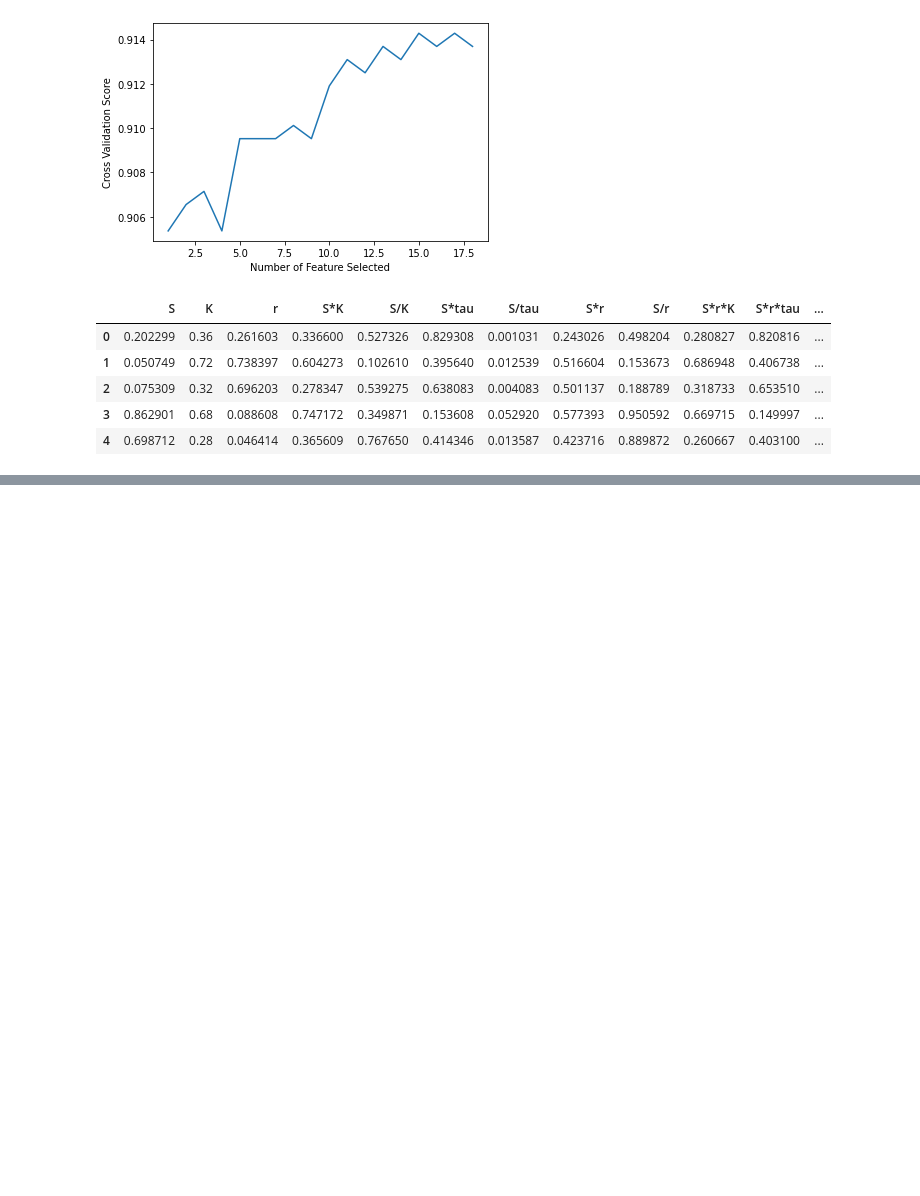
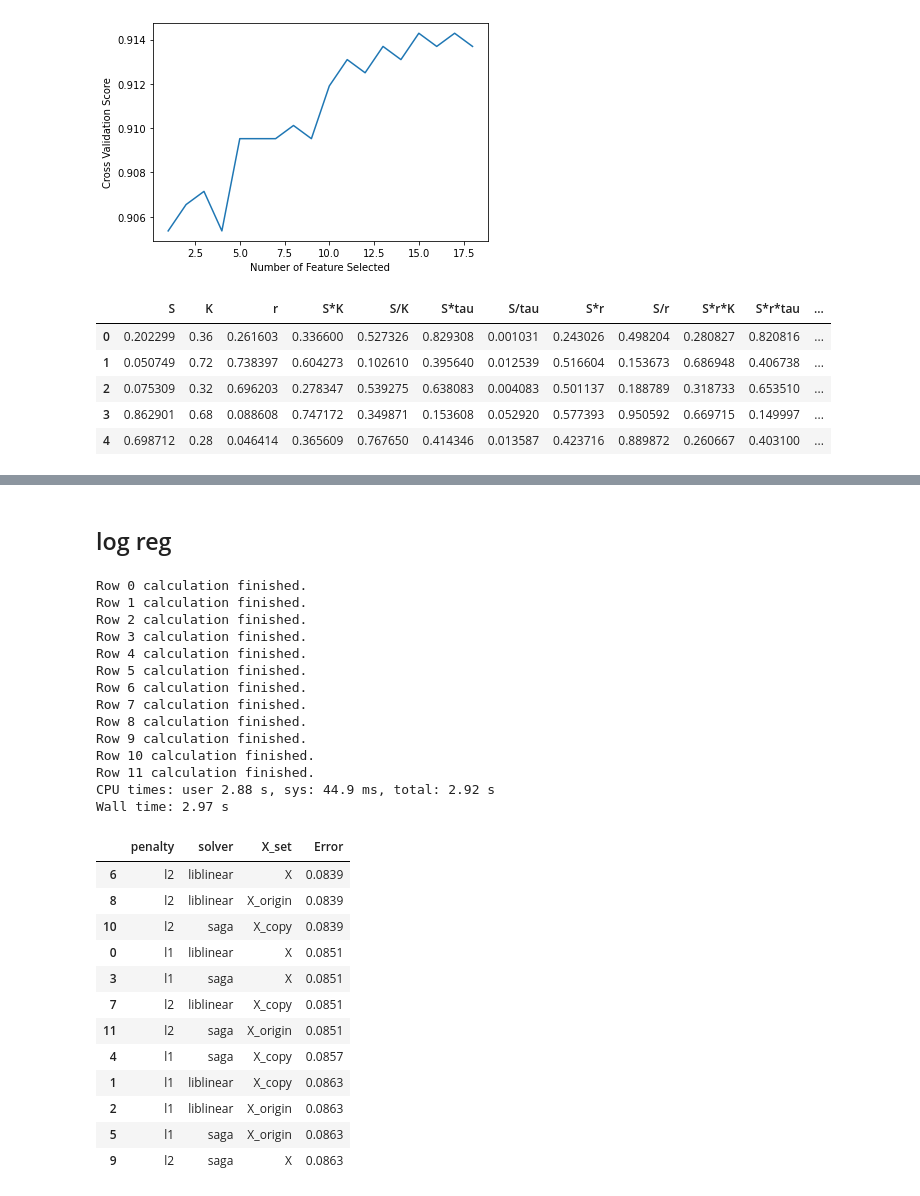
Before and after one commit to ggsmith842/Options-Prediction, a Jupyter notebook: yutong_classfication.ipynb, the cells around one changed output, grey strips where cells are left out. Drawn from its saved outputs; the diff is of its cells as text; code cells hidden in the pictures; blank space fills up the shorter version.

```diff
--- a/yutong_classfication.ipynb
+++ b/yutong_classfication.ipynb
@@ -327,0 +242,60 @@ Wall time: 4.86 s
+# %% [markdown]
+## log reg
+# %%
+%%time
+kf = KFold(n_splits = 10, shuffle = True)
+
+table = pd.DataFrame(columns=['penalty', 'solver','X_set', 'Error'])
+
+x_dict = {
+    'X': X,
+    'X_copy': X_copy,
+    'X_origin': X_origin
+}
+
+# log reg
+
+row_index = 0
+for i in ['l1', 'l2']:
+    for ii in ['liblinear','saga']:
+        for x in ['X', 'X_copy', 'X_origin']:
+            table.loc[row_index, 'penalty'] = i
+            table.loc[row_index, 'solver'] = ii
+            table.loc[row_index, 'X_set'] = x
+
+            model = LogisticRegression( penalty=i,solver=ii)
+
+            e = round(1-cross_val_score(model, x_dict[x], y, scoring='accuracy', cv=kf).mean(), 4)
+            table.loc[row_index, 'Error'] = e
+            print(f'Row {row_index} calculation finished.')
+            row_index += 1
+
+table.sort_values("Error", ascending=True)
+# %% [output]
+Row 0 calculation finished.
+Row 1 calculation finished.
+Row 2 calculation finished.
+Row 3 calculation finished.
+Row 4 calculation finished.
+Row 5 calculation finished.
+Row 6 calculation finished.
+Row 7 calculation finished.
+Row 8 calculation finished.
+Row 9 calculation finished.
+Row 10 calculation finished.
+Row 11 calculation finished.
+CPU times: user 2.88 s, sys: 44.9 ms, total: 2.92 s
+Wall time: 2.97 s
+|  | penalty | solver | X_set | Error |
+| 6 | l2 | liblinear | X | 0.0839 |
+| 8 | l2 | liblinear | X_origin | 0.0839 |
+| 10 | l2 | saga | X_copy | 0.0839 |
+| 0 | l1 | liblinear | X | 0.0851 |
+| 3 | l1 | saga | X | 0.0851 |
+| 7 | l2 | liblinear | X_copy | 0.0851 |
+| 11 | l2 | saga | X_origin | 0.0851 |
+| 4 | l1 | saga | X_copy | 0.0857 |
+| 1 | l1 | liblinear | X_copy | 0.0863 |
+| 2 | l1 | liblinear | X_origin | 0.0863 |
+| 5 | l1 | saga | X_origin | 0.0863 |
+| 9 | l2 | saga | X | 0.0863 |
```
Also changed, not shown: parts of 20 cells of this notebook.
